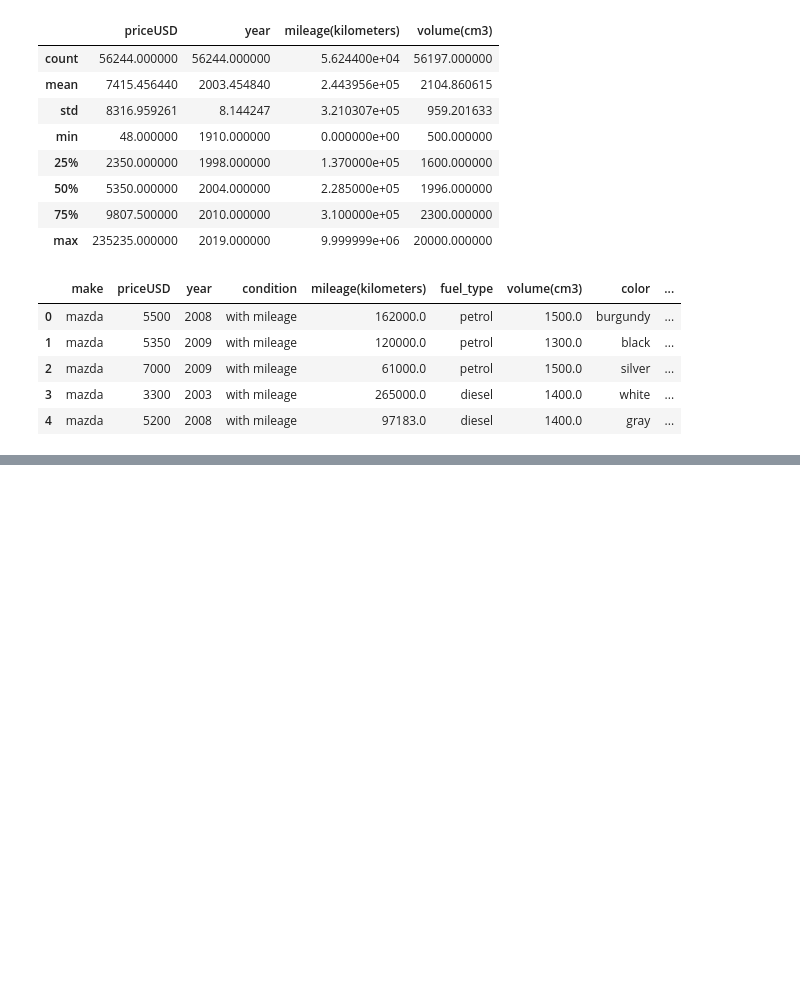
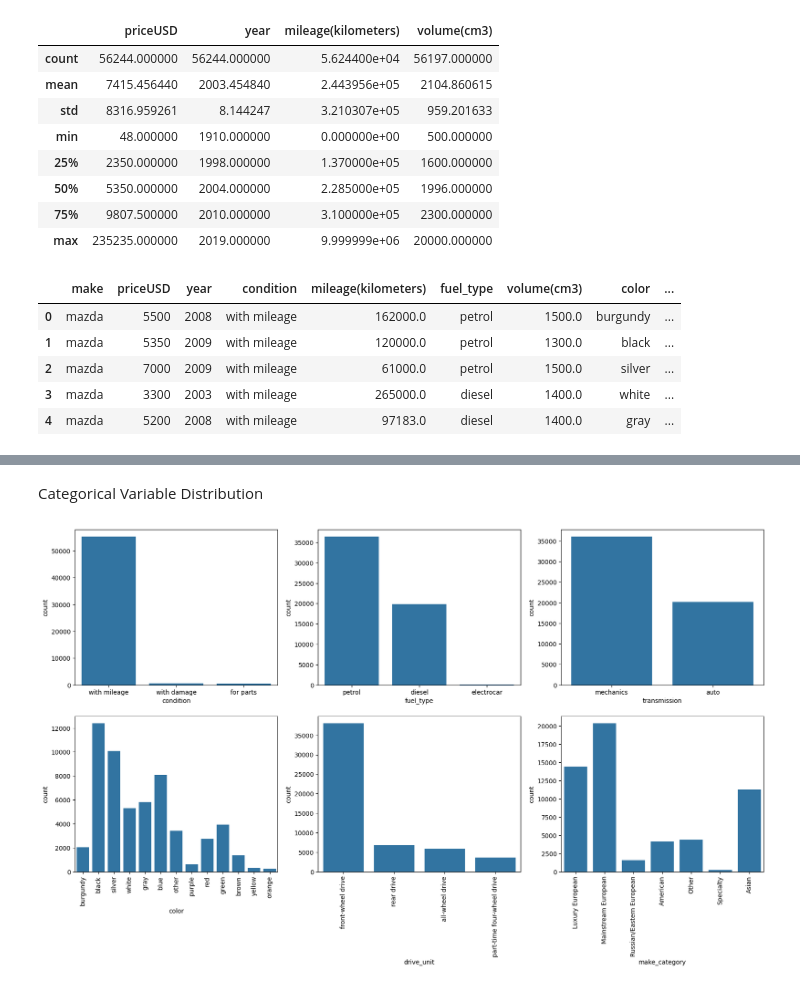
Before and after one commit to Afwanms/DataScientistPorto, a Jupyter notebook: CarPricesPrediction/cars-code.ipynb, the cells around one changed output, grey strips where cells are left out. Drawn from its saved outputs; the diff is of its cells as text; code cells hidden in the pictures; blank space fills up the shorter version.

```diff
--- a/CarPricesPrediction/cars-code.ipynb
+++ b/CarPricesPrediction/cars-code.ipynb
@@ -110,0 +126,15 @@ df.head()
+# %% [markdown]
+Categorical Variable Distribution
+# %%
+fig, ax = plt.subplots(2,3,figsize=(20, 10))
+sns.countplot(x=df['condition'], ax=ax[0,0])
+sns.countplot(x=df['fuel_type'], ax=ax[0,1])
+sns.countplot(x=df['transmission'], ax=ax[0,2])
+sns.countplot(x=df['color'], ax=ax[1,0])
+ax[1,0].tick_params(axis='x', rotation=90)
+sns.countplot(x=df['drive_unit'], ax=ax[1,1])
+ax[1,1].tick_params(axis='x', rotation=90)
+sns.countplot(x=df['make_category'], ax=ax[1,2])
+ax[1,2].tick_params(axis='x', rotation=90)
+# %% [output]
+[figure, added]
```
Also changed, not shown: parts of 4 cells of this notebook, 1 other file.
